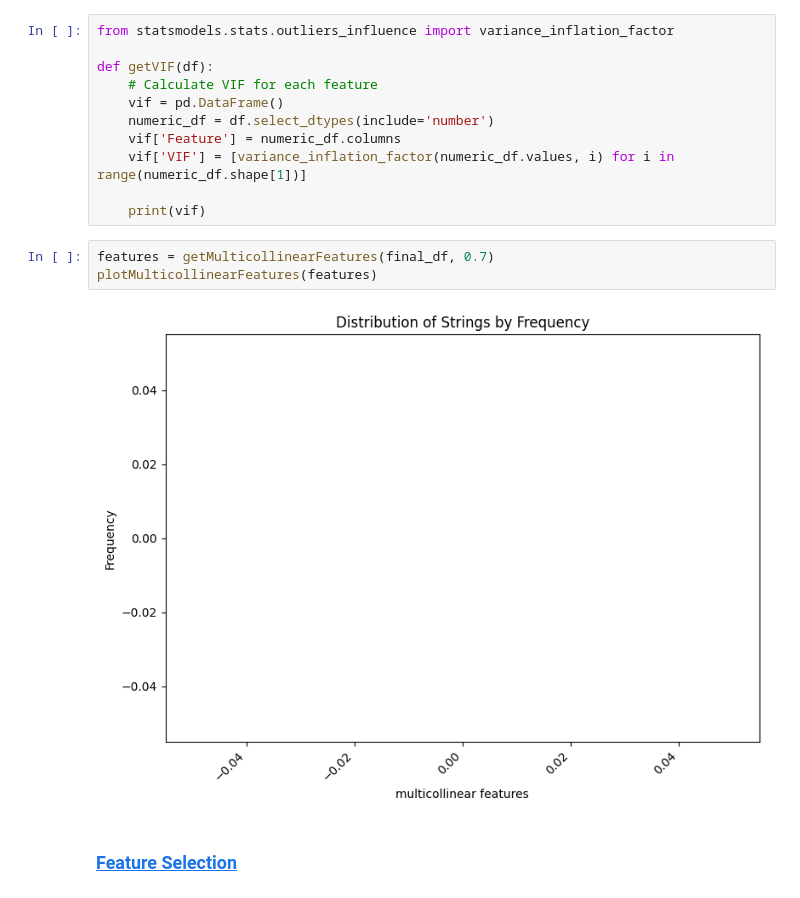
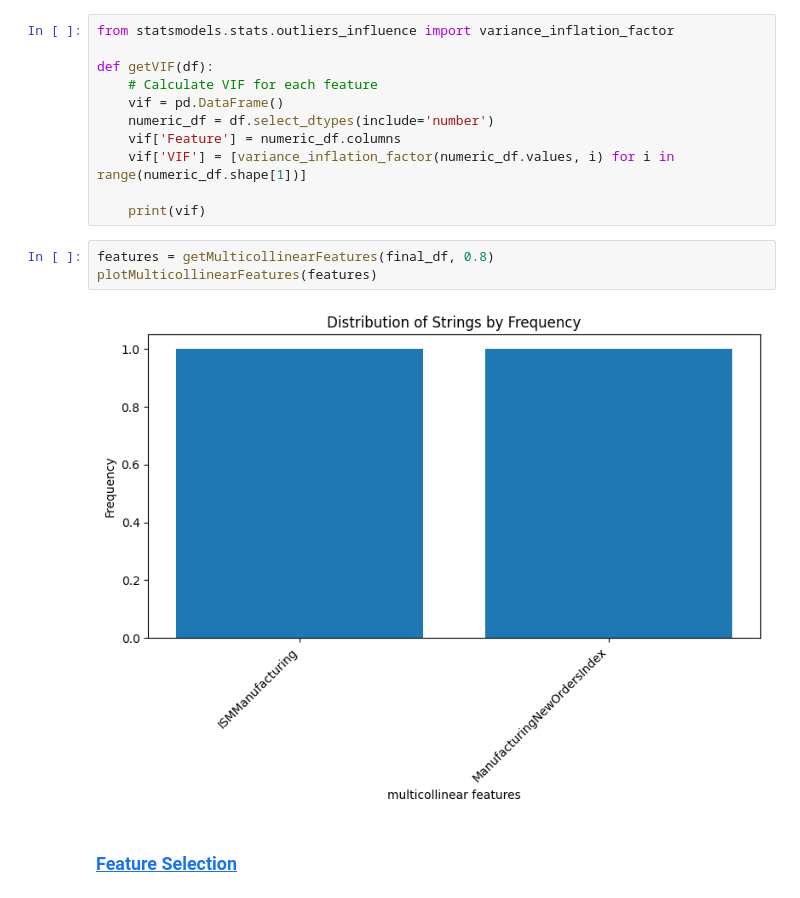
Before and after one commit to Suraj6E/RegressionAnalysis_USD, a Jupyter notebook: DataCleanUP.ipynb, the cells around one changed output. Drawn from its saved outputs; the diff is of its cells as text.

```diff
--- a/DataCleanUP.ipynb
+++ b/DataCleanUP.ipynb
@@ -479,10 +477,10 @@ def getVIF(df):
 
     print(vif)
 # %%
-features = getMulticollinearFeatures(final_df, 0.7)
+features = getMulticollinearFeatures(final_df, 0.8)
 plotMulticollinearFeatures(features)
 # %% [output]
-[figure, old version]
+[figure, new version]
 # %% [markdown]
 ### <a id='toc1_2_7_'></a>[Feature Selection](#toc0_)
 # %% [markdown]
```
Also changed, not shown: parts of 21 cells of this notebook.
